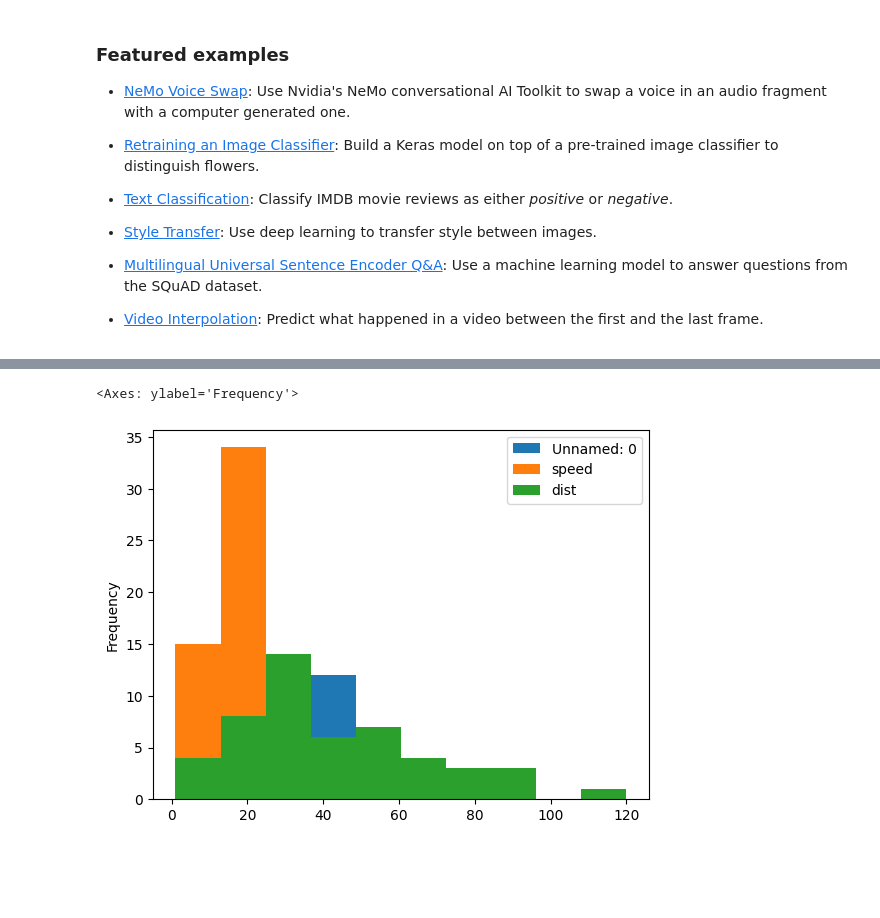
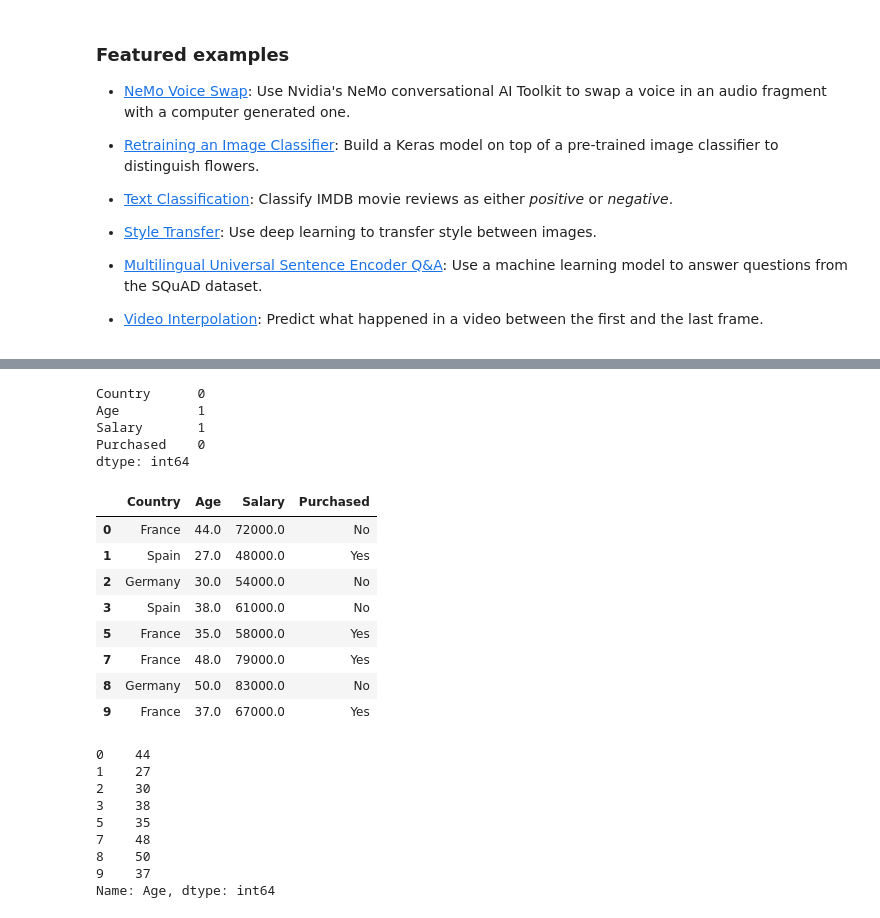
Before and after one commit to yeswanthchaganti/SVR, a Jupyter notebook: Welcome_To_Colaboratory.ipynb, the cells around one changed output, grey strips where cells are left out. Saved outputs shown, nothing was run; the diff lists cells and outputs as text; code cells hidden in the pictures; blank space fills up the shorter version.

```diff
--- a/Welcome_To_Colaboratory.ipynb
+++ b/Welcome_To_Colaboratory.ipynb
@@ -150,11 +150,7 @@ These are a few of the notebooks from Google's online Machine Learning course. S
 - [Multilingual Universal Sentence Encoder Q&A](https://tensorflow.org/hub/tutorials/retrieval_with_tf_hub_universal_encoder_qa): Use a machine learning model to answer questions from the SQuAD dataset.
 - [Video Interpolation](https://tensorflow.org/hub/tutorials/tweening_conv3d): Predict what happened in a video between the first and the last frame.
 # %%
-import numpy as np
-import matplotlib.pyplot as plt
-import seaborn as sns
-import pandas as pd
-from numpy import percentile
-import statistics
-data = pd.read_csv(r"/content/mycar.csv")
-data.mean()
+import math
+>>> import numpy as np
+>>> import pandas as pd
+>>> data = pd.read_csv(r"/content/purchased item Dataset.csv")
@@ -212,5 +157,34 @@ data.boxplot()
-# %%
-data.plot.hist()
-# %% [output]
-<Axes: ylabel='Frequency'>
-[figure, removed]
+# %%
+data.isnull().sum()
+# %% [output]
+Country      0
+Age          1
+Salary       1
+Purchased    0
+dtype: int64
+# %%
+df=data.dropna()
+>>> df
+# %% [output]
+|  | Country | Age | Salary | Purchased |
+| 0 | France | 44.0 | 72000.0 | No |
+| 1 | Spain | 27.0 | 48000.0 | Yes |
+| 2 | Germany | 30.0 | 54000.0 | No |
+| 3 | Spain | 38.0 | 61000.0 | No |
+| 5 | France | 35.0 | 58000.0 | Yes |
+| 7 | France | 48.0 | 79000.0 | Yes |
+| 8 | Germany | 50.0 | 83000.0 | No |
+| 9 | France | 37.0 | 67000.0 | Yes |
+# %%
+df['Age']=df['Age'].astype("int")
+df['Age']
+# %% [output]
+0    44
+1    27
+2    30
+3    38
+5    35
+7    48
+8    50
+9    37
+Name: Age, dtype: int64
```
Also changed, not shown: parts of 9 cells of this notebook.
